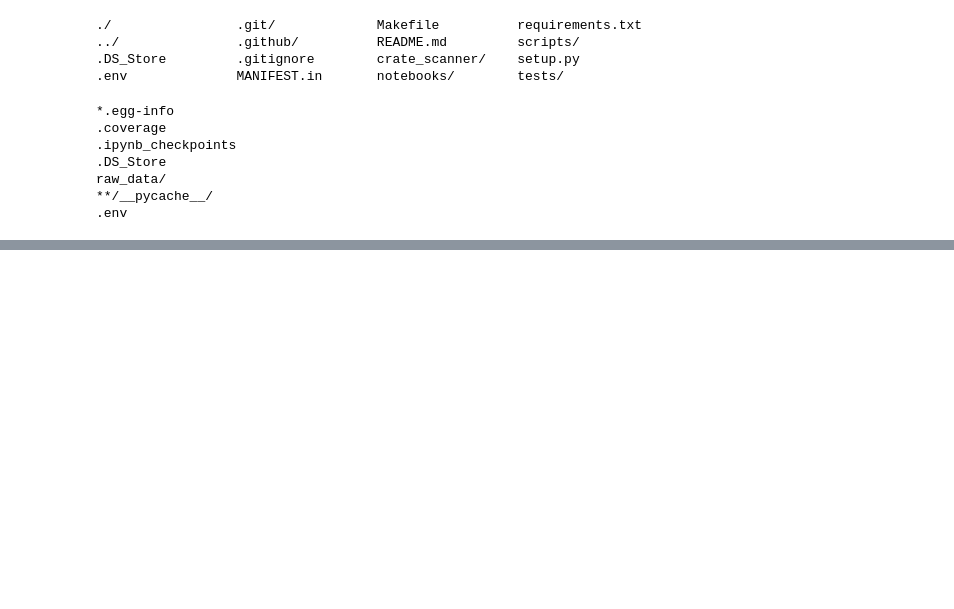
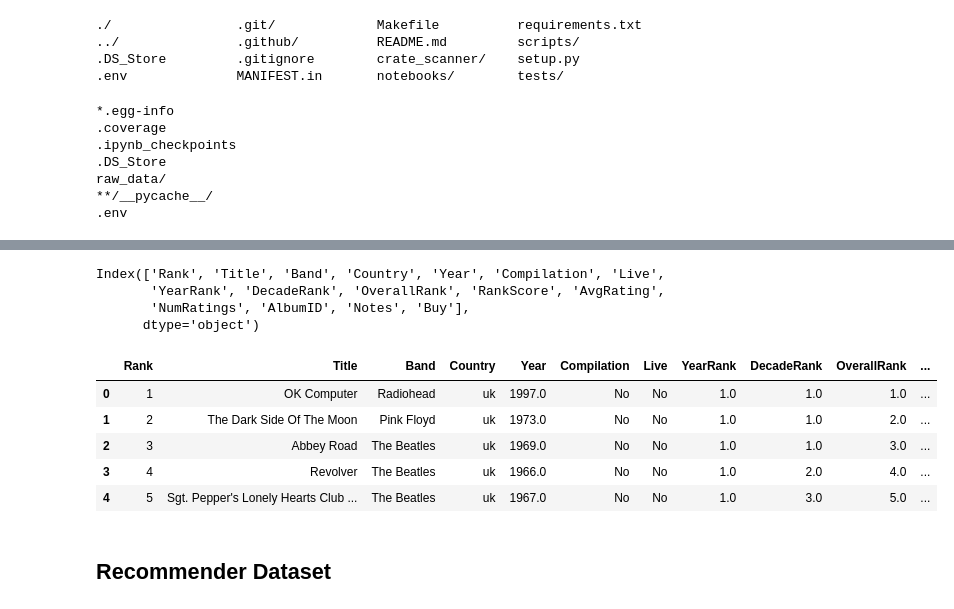
Before and after one commit to tklein98/cratescanner_2.0, a Jupyter notebook: notebooks/spotify_client.ipynb, the cells around one changed output, grey strips where cells are left out. Drawn from its saved outputs; the diff is of its cells as text; code cells hidden in the pictures; blank space fills up the shorter version.

```diff
--- a/notebooks/spotify_client.ipynb
+++ b/notebooks/spotify_client.ipynb
@@ -551,0 +628,20 @@ raw_data/
+# %%
+tester_df = pd.read_csv('data/best_albums.csv', skiprows=range(1,10))
+# %%
+tester_df.columns
+# %% [output]
+Index(['Rank', 'Title', 'Band', 'Country', 'Year', 'Compilation', 'Live',
+       'YearRank', 'DecadeRank', 'OverallRank', 'RankScore', 'AvgRating',
+       'NumRatings', 'AlbumID', 'Notes', 'Buy'],
+      dtype='object')
+# %%
+tester_df.head()
+# %% [output]
+|  | Rank | Title | Band | Country | Year | Compilation | Live | YearRank | DecadeRank | OverallRank | ... |
+| 0 | 1 | OK Computer | Radiohead | uk | 1997.0 | No | No | 1.0 | 1.0 | 1.0 | ... |
+| 1 | 2 | The Dark Side Of The Moon | Pink Floyd | uk | 1973.0 | No | No | 1.0 | 1.0 | 2.0 | ... |
+| 2 | 3 | Abbey Road | The Beatles | uk | 1969.0 | No | No | 1.0 | 1.0 | 3.0 | ... |
+| 3 | 4 | Revolver | The Beatles | uk | 1966.0 | No | No | 1.0 | 2.0 | 4.0 | ... |
+| 4 | 5 | Sgt. Pepper's Lonely Hearts Club ... | The Beatles | uk | 1967.0 | No | No | 1.0 | 3.0 | 5.0 | ... |
+# %% [markdown]
+## Recommender Dataset
```
Also changed, not shown: parts of 22 cells of this notebook, 8 other files.
